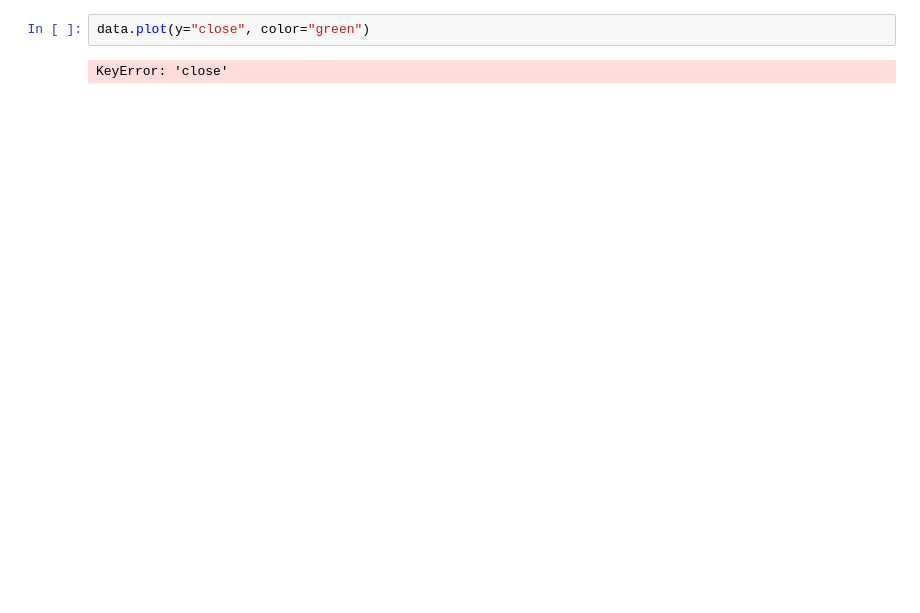
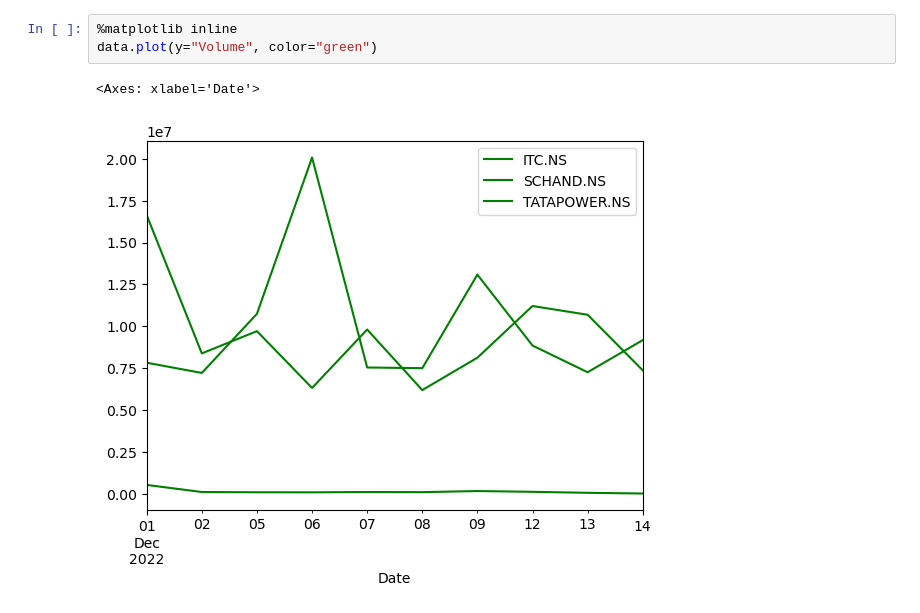
Before and after one commit to parisa-khaleghi/ML-DL-Engineering-sample-codes, a Jupyter notebook: jupyter/jupyter-notebook.ipynb, the cells around one changed output. Drawn from its saved outputs; the diff is of its cells as text; blank space fills up the shorter version.

```diff
--- a/jupyter/jupyter-notebook.ipynb
+++ b/jupyter/jupyter-notebook.ipynb
@@ -28,5 +28,7 @@ data.head(5)
 | 2022-12-07 | 332.769409 | 185.302841 | 223.766037 | 340.100006 | 187.350006 | 225.850006 | 341.500000 | 198.000000 | ... |
 # %%
-data.plot(y="close", color="green")
+%matplotlib inline
+data.plot(y="Volume", color="green")
 # %% [output]
-KeyError: 'close'
+<Axes: xlabel='Date'>
+[figure, added]
```
Also changed, not shown: parts of 4 cells of this notebook.
